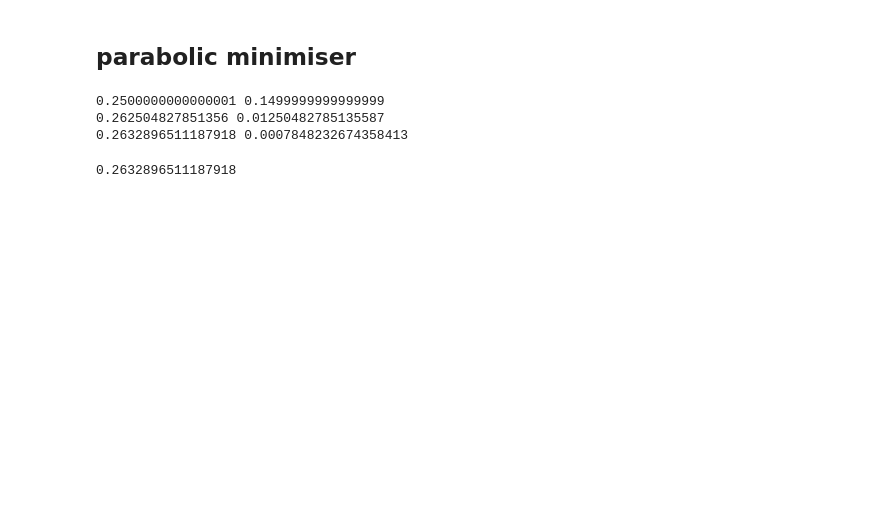
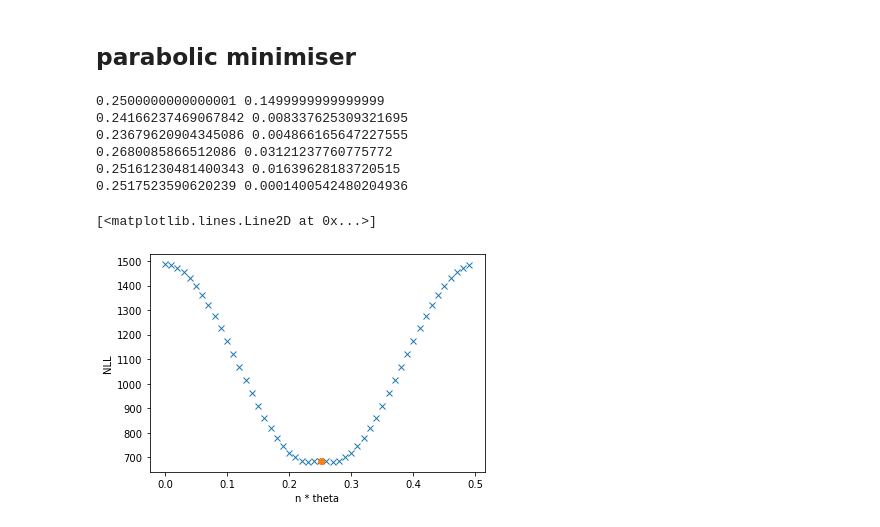
Before and after one commit to afyqeyzar/comp_proj, a Jupyter notebook: proj.ipynb, the cells around one changed output. Saved outputs shown, nothing was run; the diff lists cells and outputs as text; code cells hidden in the pictures; blank space fills up the shorter version.

Commit message:
plotted minimum point

```diff
--- a/proj.ipynb
+++ b/proj.ipynb
@@ -124,7 +124,7 @@ def plot_NLL_for_theta(energy_midpoints, data, end_point = 2, interval = 0.01):
   plt.ylabel('NLL')
   plt.xlabel('n * theta')
   plt.plot(n_thetas,NLL,'x')
-  return NLL, n_thetas
+  #return NLL, n_thetas
 # %%
 plot_NLL_for_theta(energy_midpoints, data, end_point= 0.5)
 # %% [output]
@@ -157,7 +140,7 @@ def get_x3(x0, x1, x2, y0, y1, y2):
   return x3
 # %%
 # x0,x1,x2 initial guesses
-def parabolic_minimiser(x0, x1, x2, min_limit = 0.01):
+def parabolic_minimiser(x0, x1, x2, min_limit = 0.001):
   change_in_x3 = 1
 
   while change_in_x3 > min_limit:
@@ -178,10 +161,20 @@ def parabolic_minimiser(x0, x1, x2, min_limit = 0.01):
 
     #print(x0,x1,x2)
   return x3
-# %%
-parabolic_minimiser(0.1, 0.3, 0.4)
-# %% [output]
-0.2500000000000001 0.1499999999999999
-0.262504827851356 0.01250482785135587
-0.2632896511187918 0.0007848232674358413
-0.2632896511187918
+# %%
+# to plot minimum point
+minimum_x = parabolic_minimiser(0.1, 0.2, 0.4)
+minimum_y = likelihood_function(event_prediction(energy_midpoints,minimum_x,2.1e-3),data)
+# %% [output]
+0.2500000000000001 0.1499999999999999
+0.24166237469067842 0.008337625309321695
+0.23679620904345086 0.004866165647227555
+0.2680085866512086 0.03121237760775772
+0.25161230481400343 0.01639628183720515
+0.2517523590620239 0.0001400542480204936
+# %%
+plot_NLL_for_theta(energy_midpoints, data, end_point= 0.5)
+plt.plot(minimum_x,minimum_y,'o')
+# %% [output]
+[<matplotlib.lines.Line2D at 0x...>]
+[figure, added]
```
Also changed, not shown: parts of 1 cell of this notebook, 1 other file.
